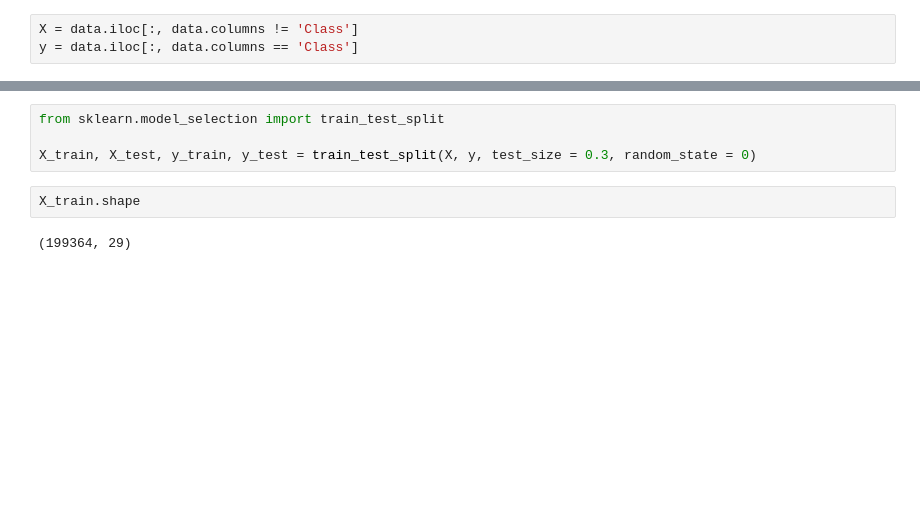
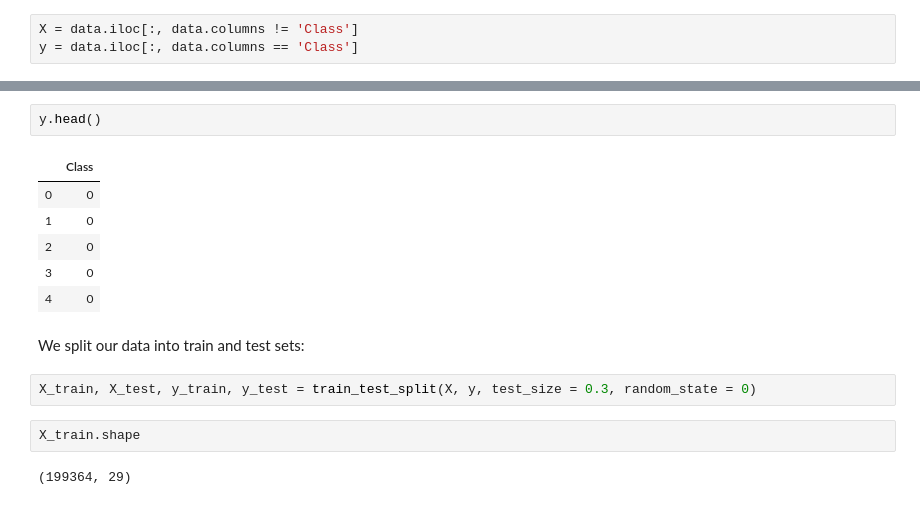
Before and after one commit to annadutki/Credit_card_fraud_detection, a Jupyter notebook: Credit_Card_Fraud_Detection.ipynb, the cells around one changed output, grey strips where cells are left out. Saved outputs shown, nothing was run; the diff lists cells and outputs as text; blank space fills up the shorter version.

```diff
--- a/Credit_Card_Fraud_Detection.ipynb
+++ b/Credit_Card_Fraud_Detection.ipynb
@@ -56,6 +82,15 @@ y = data.iloc[:, data.columns == 'Class']
+# %%
+y.head()
+# %% [output]
+|  | Class |
+| 0 | 0 |
+| 1 | 0 |
+| 2 | 0 |
+| 3 | 0 |
+| 4 | 0 |
+# %% [markdown]
+We split our data into train and test sets:
 # %%
-from sklearn.model_selection import train_test_split
-
 X_train, X_test, y_train, y_test = train_test_split(X, y, test_size = 0.3, random_state = 0)
 # %%
 X_train.shape
```
Also changed, not shown: parts of 24 cells of this notebook.
